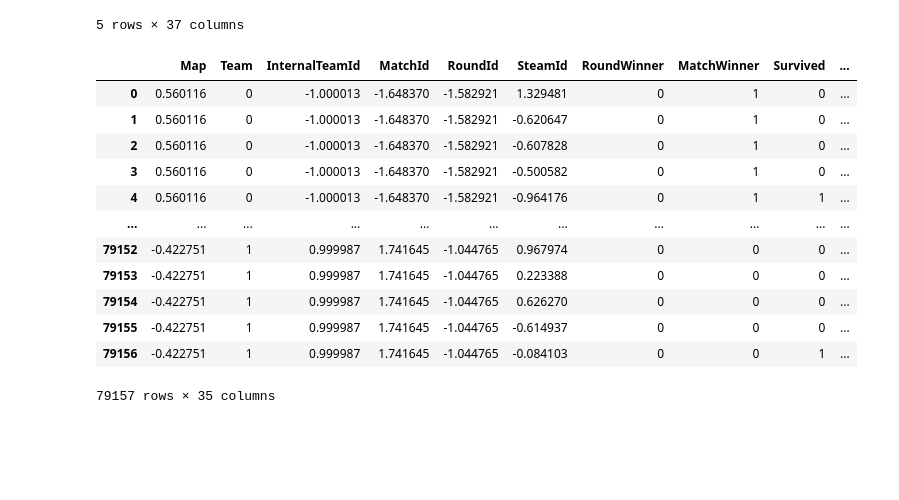
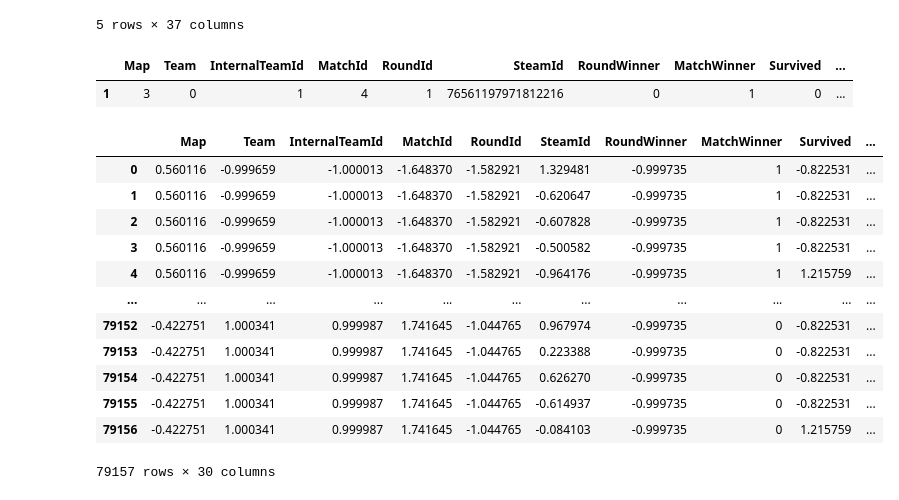
Before and after one commit to Neon-Yeen/depressing-machine, a Jupyter notebook: research/Untitled.ipynb, the cells around one changed output. Saved outputs shown, nothing was run; the diff lists cells and outputs as text; code cells hidden in the pictures; blank space fills up the shorter version.

```diff
--- a/research/Untitled.ipynb
+++ b/research/Untitled.ipynb
@@ -25,4 +26,12 @@ df.head()
 5 rows × 37 columns
 # %%
 csgo = df.copy()
+# %%
+csgo.drop("Unnamed: 0", axis=1, inplace=True)
+csgo.drop("MatchKills", axis=1, inplace=True)
+csgo.drop("MatchFlankKills", axis=1, inplace=True)
+csgo.drop("MatchAssists", axis=1, inplace=True)
+csgo.drop("MatchHeadshots", axis=1, inplace=True)
+csgo.drop("AvgMatchKillDist", axis=1, inplace=True)
+csgo.drop('AbnormalMatch', axis=1, inplace=True)
 # %%
@@ -33,3 +40,9 @@ csgo.Team = csgo.Team.replace({'Terrorist': 0, 'CounterTerrorist': 1})
 csgo.RoundWinner = csgo.RoundWinner.replace({True: 1, False: 0})
 csgo.MatchWinner = csgo.MatchWinner.replace({True: 1, False: 0})
 csgo.Survived = csgo.Survived.replace({True: 1, False: 0})
+# %%
+pd.set_option('display.max_columns', None)
+csgo.loc[[1]]
+# %% [output]
+|  | Map | Team | InternalTeamId | MatchId | RoundId | SteamId | RoundWinner | MatchWinner | Survived | ... |
+| 1 | 3 | 0 | 1 | 4 | 1 | 76561197971812216 | 0 | 1 | 0 | ... |
@@ -36,33 +81,61 @@ csgo.Survived = csgo.Survived.replace({True: 1, False: 0})
 # %%
 #Aplicamos StandardScaler a las variables previamente mencionadas
+
 scaled_features = csgo
 
-col_names = ["SteamId","AvgCentroidDistance","TimeAlive","TravelledDistance","AvgRoundVelocity",
-             "RoundStartingEquipmentValue","TeamStartingEquipmentValue","AvgKillDistance",
-             "AvgSiteDistance","AvgMatchKillDist","FirstKillTime","MatchId","RoundId"
-             ,"Map","InternalTeamId","RoundKills",
-             "RoundHeadshots","RoundFlankKills","MatchKills","MatchFlankKills","MatchAssists",
-             "MatchHeadshots","RLethalGrenadesThrown","RNonLethalGrenadesThrown"]
+col_names = [
+            "Map",
+            "Team",
+            "InternalTeamId",
+            "MatchId",
+            "RoundId",
+            "SteamId",
+            "RoundWinner",
+            "Survived",
+            "TimeAlive",
+            "ScaledTimeAlive",
+            "AvgCentroidDistance",
+            "TravelledDistance",
+            "AvgRoundVelocity",
+            "AvgKillDistance",
+            "AvgSiteDistance",
+            "RLethalGrenadesThrown",
+            "RNonLethalGrenadesThrown",
+            "PrimaryAssaultRifle",
+            "PrimarySniperRifle",
+            "PrimaryHeavy",
+            "PrimarySMG",
+            "PrimaryPistol",
+            "FirstKillTime",
+            "RoundKills",
+            "RoundAssists",
+            "RoundHeadshots",
+            "RoundFlankKills",
+            "RoundStartingEquipmentValue",
+            "TeamStartingEquipmentValue"
+            ]
+
+
 features = scaled_features[col_names]
 scaler = StandardScaler().fit(features.values)
 features = scaler.transform(features.values)
 scaled_features[col_names] = features
 #confirmamos los cambios
 scaled_features
 # %% [output]
 |  | Map | Team | InternalTeamId | MatchId | RoundId | SteamId | RoundWinner | MatchWinner | Survived | ... |
-| 0 | 0.560116 | 0 | -1.000013 | -1.648370 | -1.582921 | 1.329481 | 0 | 1 | 0 | ... |
-| 1 | 0.560116 | 0 | -1.000013 | -1.648370 | -1.582921 | -0.620647 | 0 | 1 | 0 | ... |
-| 2 | 0.560116 | 0 | -1.000013 | -1.648370 | -1.582921 | -0.607828 | 0 | 1 | 0 | ... |
-| 3 | 0.560116 | 0 | -1.000013 | -1.648370 | -1.582921 | -0.500582 | 0 | 1 | 0 | ... |
-| 4 | 0.560116 | 0 | -1.000013 | -1.648370 | -1.582921 | -0.964176 | 0 | 1 | 1 | ... |
+| 0 | 0.560116 | -0.999659 | -1.000013 | -1.648370 | -1.582921 | 1.329481 | -0.999735 | 1 | -0.822531 | ... |
+| 1 | 0.560116 | -0.999659 | -1.000013 | -1.648370 | -1.582921 | -0.620647 | -0.999735 | 1 | -0.822531 | ... |
+| 2 | 0.560116 | -0.999659 | -1.000013 | -1.648370 | -1.582921 | -0.607828 | -0.999735 | 1 | -0.822531 | ... |
+| 3 | 0.560116 | -0.999659 | -1.000013 | -1.648370 | -1.582921 | -0.500582 | -0.999735 | 1 | -0.822531 | ... |
+| 4 | 0.560116 | -0.999659 | -1.000013 | -1.648370 | -1.582921 | -0.964176 | -0.999735 | 1 | 1.215759 | ... |
 | ... | ... | ... | ... | ... | ... | ... | ... | ... | ... | ... |
-| 79152 | -0.422751 | 1 | 0.999987 | 1.741645 | -1.044765 | 0.967974 | 0 | 0 | 0 | ... |
-| 79153 | -0.422751 | 1 | 0.999987 | 1.741645 | -1.044765 | 0.223388 | 0 | 0 | 0 | ... |
-| 79154 | -0.422751 | 1 | 0.999987 | 1.741645 | -1.044765 | 0.626270 | 0 | 0 | 0 | ... |
-| 79155 | -0.422751 | 1 | 0.999987 | 1.741645 | -1.044765 | -0.614937 | 0 | 0 | 0 | ... |
-| 79156 | -0.422751 | 1 | 0.999987 | 1.741645 | -1.044765 | -0.084103 | 0 | 0 | 1 | ... |
+| 79152 | -0.422751 | 1.000341 | 0.999987 | 1.741645 | -1.044765 | 0.967974 | -0.999735 | 0 | -0.822531 | ... |
+| 79153 | -0.422751 | 1.000341 | 0.999987 | 1.741645 | -1.044765 | 0.223388 | -0.999735 | 0 | -0.822531 | ... |
+| 79154 | -0.422751 | 1.000341 | 0.999987 | 1.741645 | -1.044765 | 0.626270 | -0.999735 | 0 | -0.822531 | ... |
+| 79155 | -0.422751 | 1.000341 | 0.999987 | 1.741645 | -1.044765 | -0.614937 | -0.999735 | 0 | -0.822531 | ... |
+| 79156 | -0.422751 | 1.000341 | 0.999987 | 1.741645 | -1.044765 | -0.084103 | -0.999735 | 0 | 1.215759 | ... |
-79157 rows × 35 columns
+79157 rows × 30 columns
 # %%
 #Funcion para mostrar matriz de confunsion
 
```
Also changed, not shown: parts of 8 cells of this notebook, 9 other files.
